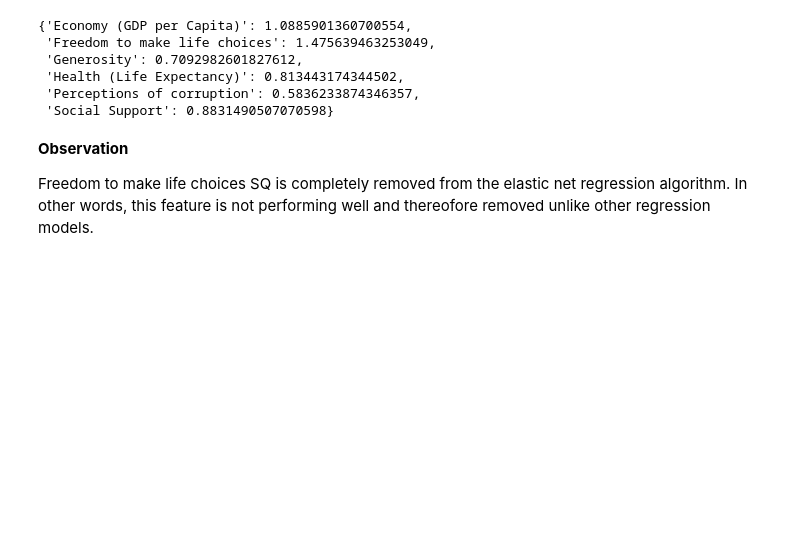
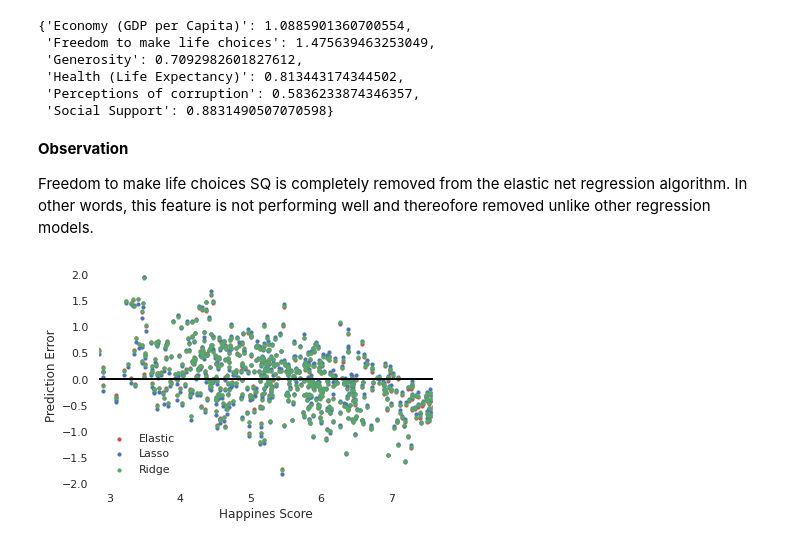
Before and after one commit to flikrama/UH-SPE-ML-Bootcamp-Team4-Project1, a Jupyter notebook: Project_1.ipynb, the cells around one changed output. Saved outputs shown, nothing was run; the diff lists cells and outputs as text; code cells hidden in the pictures; blank space fills up the shorter version.

```diff
--- a/Project_1.ipynb
+++ b/Project_1.ipynb
@@ -800,3 +810,20 @@ coef_dict_baseline
 **Observation**
 
 Freedom to make life choices SQ is completely removed from the elastic net regression algorithm. In other words, this feature is not performing well and thereofore removed unlike other regression models.
+# %%
+error_Elas = elastic.predict(X_test) - y_test
+# %%
+plt.scatter(y_test, error_Elas, 10, 'r', label = 'Elastic')
+plt.scatter(y_test, error_Lasso, 10, 'b', label = 'Lasso')
+plt.scatter(y_test, error_Ridge, 10, 'g', label = 'Ridge')
+plt.plot(y_test, np.zeros(len(y_test)), 'black')
+plt.legend(loc='lower left', frameon = False)
+plt.xlabel('Happines Score')
+plt.ylabel('Prediction Error')
+plt.xlim([min(y_test), max(y_test)])
+plt.grid(b=None)
+ax = plt.gca()
+ax.set_facecolor('w')
+plt.show()
+# %% [output]
+[figure, added]
```
Also changed, not shown: parts of 2 cells of this notebook.
